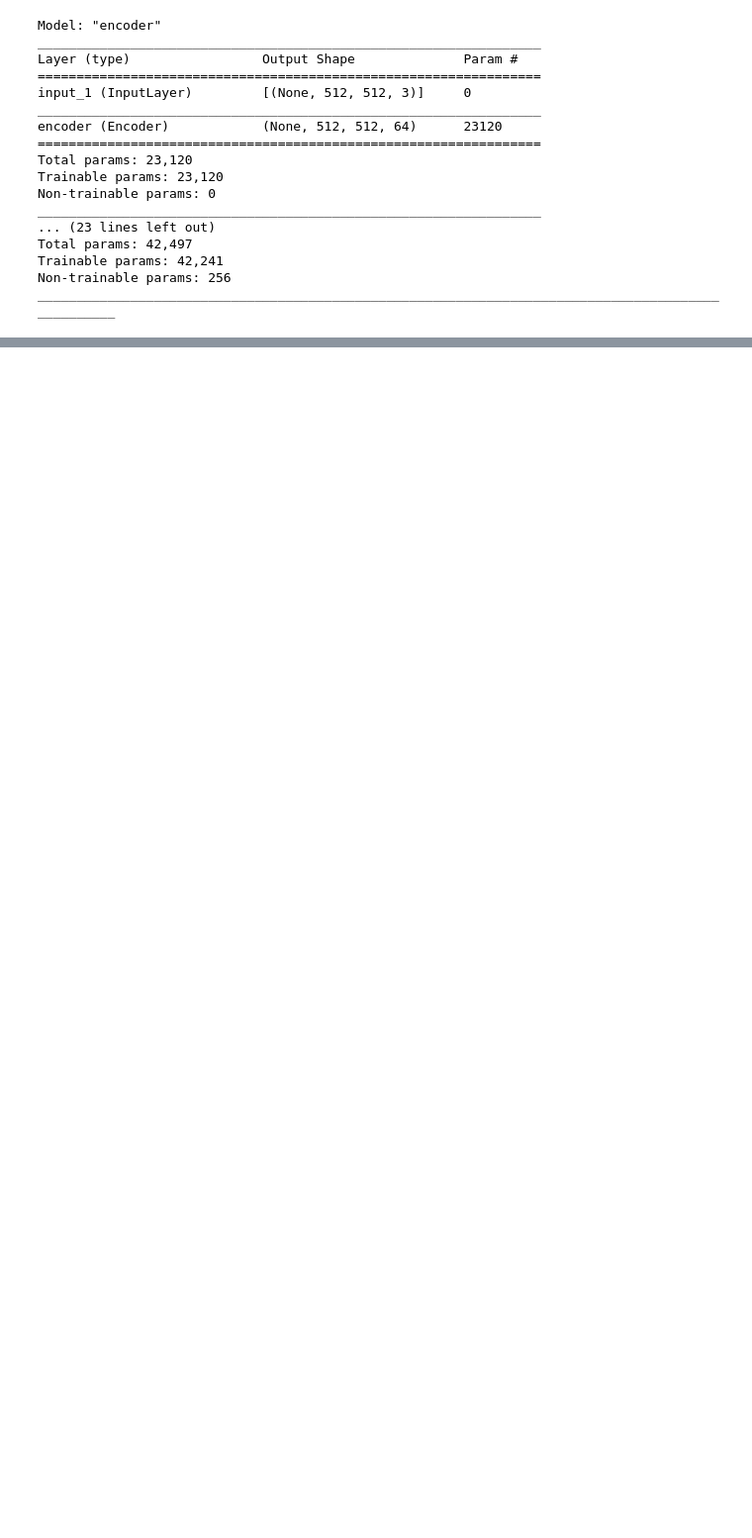
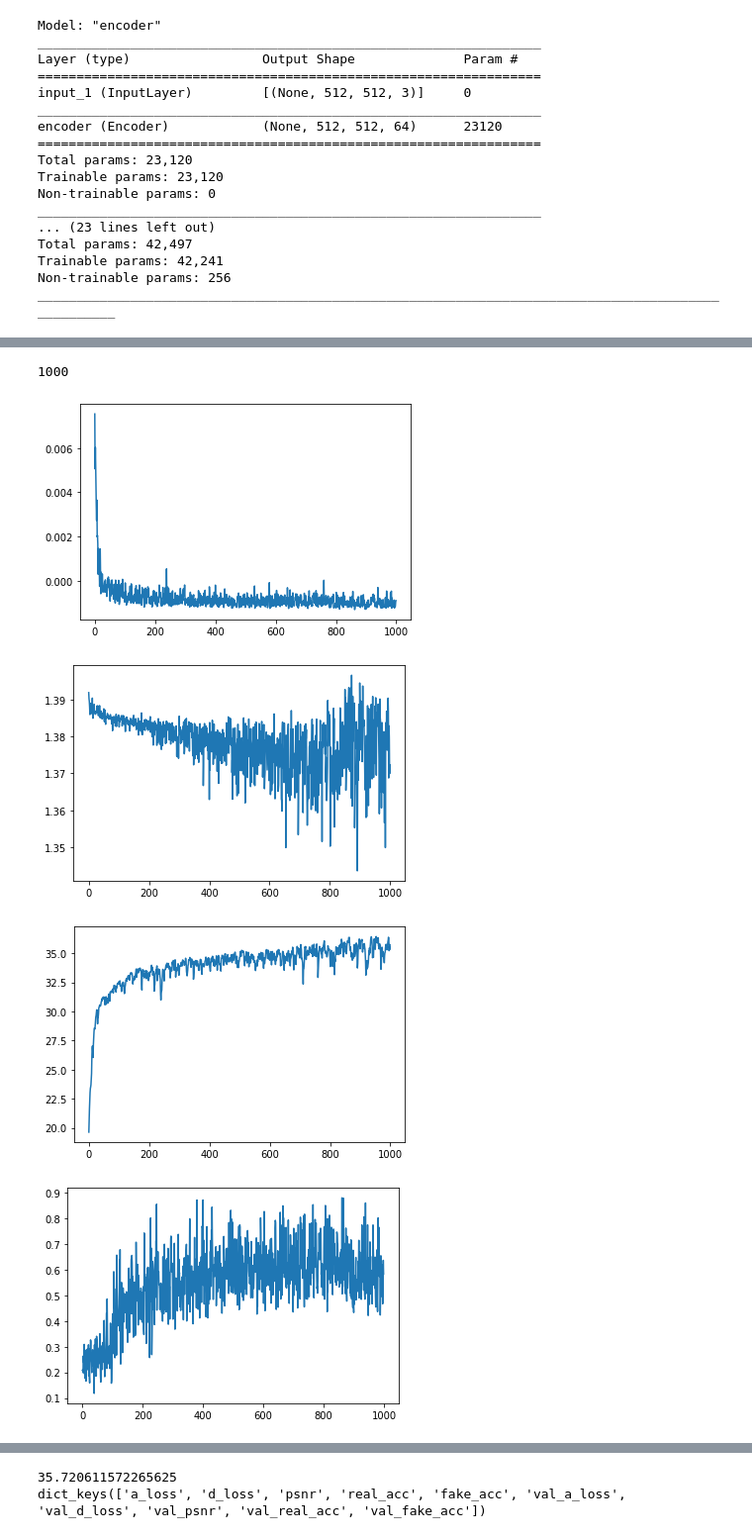
Before and after one commit to bemc22/spectral-gans, a Jupyter notebook: notebooks/Geison V2 GSDtrain.ipynb, the cells around one changed output, grey strips where cells are left out. Shown at 99% size. Cells and saved outputs as stored; diff of their text form; code cells hidden in the pictures; blank space fills up the shorter version.

```diff
--- a/notebooks/Geison V2 GSDtrain.ipynb
+++ b/notebooks/Geison V2 GSDtrain.ipynb
@@ -155,7 +155,7 @@ model = spectralGAN(encoder=encoder, generator=generator, discriminator=discrimi
 model.compile(
     a_optimizer = a_optimizer,
     d_optimizer = d_optimizer,
-    a_loss = autoencoder_loss,
+    a_loss = autoencoder_loss(tau=1e-3),
     d_loss = discriminator_loss,
     metrics = [ PSNR() ]
 )
@@ -168,8 +168,7 @@ callbacks = [
 _input = np.zeros(input_shape)[None,:]
 
 _ = model.__call__(_input)
-# model.load_weights('spectralGAN.h5')
+model.load_weights('Copia_de_g_spectralGAN_rgb.h5')
 # %%
-
-model.fit(train_ds, epochs=100, validation_data=test_ds, callbacks=callbacks)
+history = model.fit(train_ds, epochs=1000, validation_data=test_ds, callbacks=callbacks)
 # %% [output]
@@ -195,0 +192,25 @@ Epoch 00005: val_psnr improved from 21.50632 to 22.16443, saving model to spectr
+# %%
+print(len(history.history["a_loss"]))
+plt.plot(history.history["a_loss"])
+plt.show()
+
+plt.plot(history.history["d_loss"])
+plt.show()
+
+plt.plot(history.history["psnr"])
+plt.show()
+
+plt.plot(history.history["real_acc"])
+plt.show()
+
+plt.plot(history.history["fake_acc"])
+plt.show()
+
+print(history.history["psnr"][-1])
+print(history.history.keys())
+# %% [output]
+1000
+[figure, added]
+[figure, added]
+[figure, added]
+[figure, added]
@@ -196,2 +218,4 @@ Epoch 00005: val_psnr improved from 21.50632 to 22.16443, saving model to spectr
+35.720611572265625
+dict_keys(['a_loss', 'd_loss', 'psnr', 'real_acc', 'fake_acc', 'val_a_loss', 'val_d_loss', 'val_psnr', 'val_real_acc', 'val_fake_acc'])
 # %%
 #@title **Código:** mostrando una imágen generada
```
Also changed, not shown: parts of 8 cells of this notebook, 3 other files.
